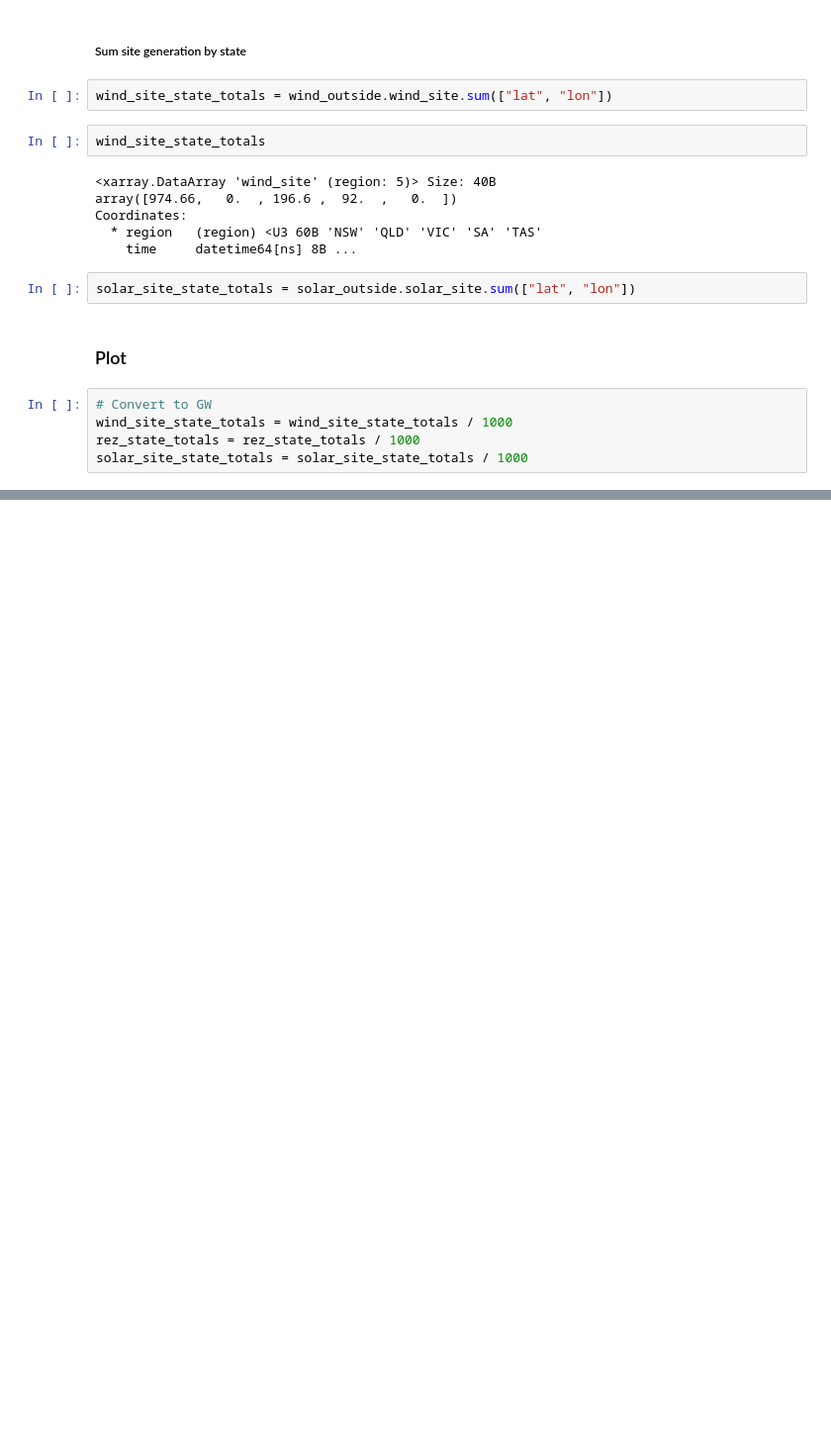
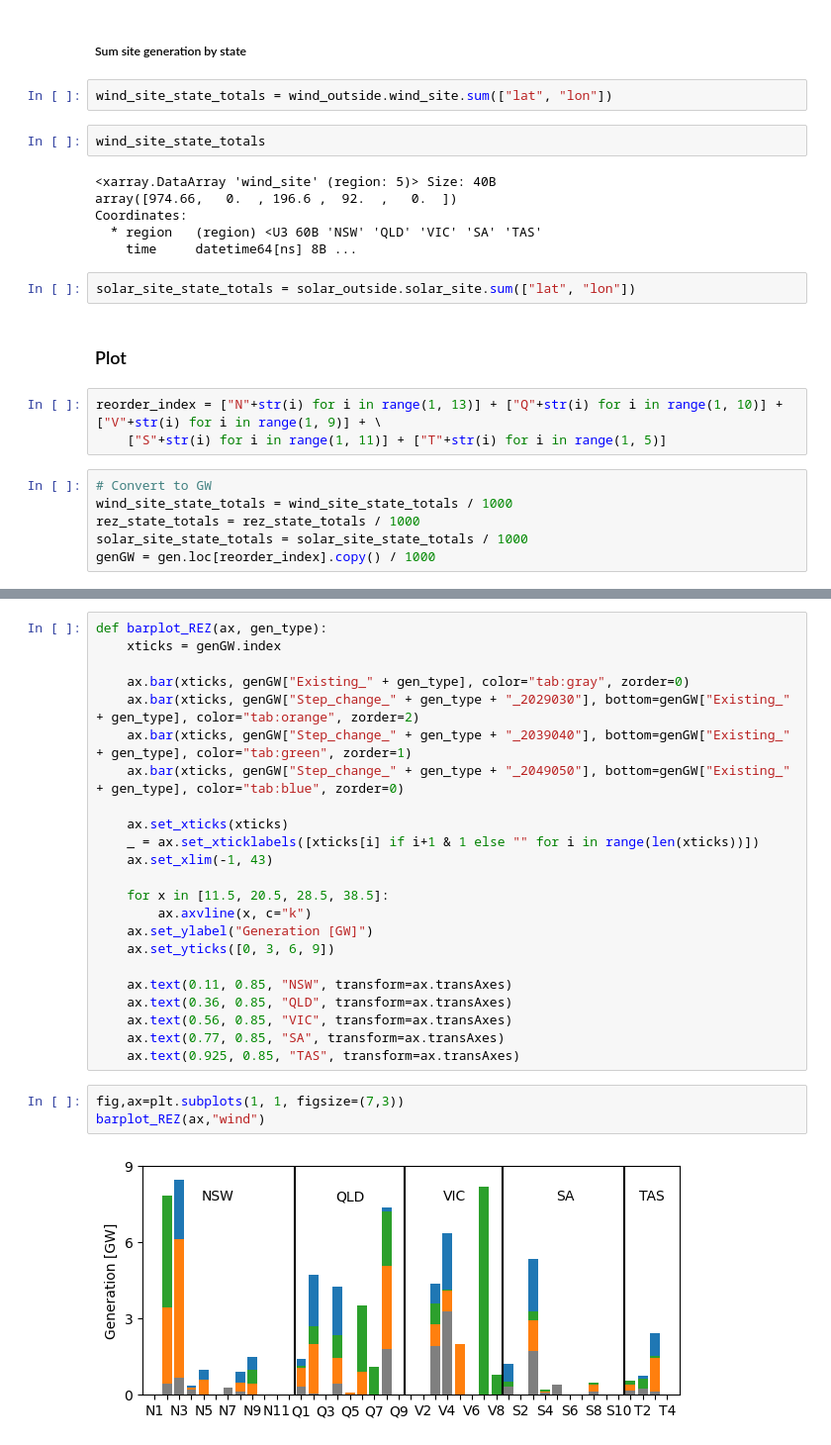
Before and after one commit to dougrichardson/power_models, a Jupyter notebook: 09_scenario_comparison.ipynb, the cells around one changed output, grey strips where cells are left out. Shown at 99% size. Cells and saved outputs as stored; diff of their text form; blank space fills up the shorter version.

Commit message:
Generation by REZ fig

```diff
--- a/09_scenario_comparison.ipynb
+++ b/09_scenario_comparison.ipynb
@@ -108,8 +108,12 @@ Coordinates:
 solar_site_state_totals = solar_outside.solar_site.sum(["lat", "lon"])
 # %% [markdown]
 ### Plot
+# %%
+reorder_index = ["N"+str(i) for i in range(1, 13)] + ["Q"+str(i) for i in range(1, 10)] + ["V"+str(i) for i in range(1, 9)] + \
+    ["S"+str(i) for i in range(1, 11)] + ["T"+str(i) for i in range(1, 5)]
 # %%
 # Convert to GW
 wind_site_state_totals = wind_site_state_totals / 1000
 rez_state_totals = rez_state_totals / 1000
 solar_site_state_totals = solar_site_state_totals / 1000
+genGW = gen.loc[reorder_index].copy() / 1000
@@ -180,0 +120,28 @@ plt.savefig("figures/gen_cap.pdf", format="pdf", bbox_inches="tight")
+# %%
+def barplot_REZ(ax, gen_type):
+    xticks = genGW.index
+
+    ax.bar(xticks, genGW["Existing_" + gen_type], color="tab:gray", zorder=0)
+    ax.bar(xticks, genGW["Step_change_" + gen_type + "_2029030"], bottom=genGW["Existing_" + gen_type], color="tab:orange", zorder=2)
+    ax.bar(xticks, genGW["Step_change_" + gen_type + "_2039040"], bottom=genGW["Existing_" + gen_type], color="tab:green", zorder=1)
+    ax.bar(xticks, genGW["Step_change_" + gen_type + "_2049050"], bottom=genGW["Existing_" + gen_type], color="tab:blue", zorder=0)
+
+    ax.set_xticks(xticks)
+    _ = ax.set_xticklabels([xticks[i] if i+1 & 1 else "" for i in range(len(xticks))])
+    ax.set_xlim(-1, 43)
+
+    for x in [11.5, 20.5, 28.5, 38.5]:
+        ax.axvline(x, c="k")
+    ax.set_ylabel("Generation [GW]")
+    ax.set_yticks([0, 3, 6, 9])
+
+    ax.text(0.11, 0.85, "NSW", transform=ax.transAxes)
+    ax.text(0.36, 0.85, "QLD", transform=ax.transAxes)
+    ax.text(0.56, 0.85, "VIC", transform=ax.transAxes)
+    ax.text(0.77, 0.85, "SA", transform=ax.transAxes)
+    ax.text(0.925, 0.85, "TAS", transform=ax.transAxes)
+# %%
+fig,ax=plt.subplots(1, 1, figsize=(7,3))
+barplot_REZ(ax,"wind")
+# %% [output]
+[figure, added]
```
Also changed, not shown: parts of 2 cells of this notebook, 2 other files.
